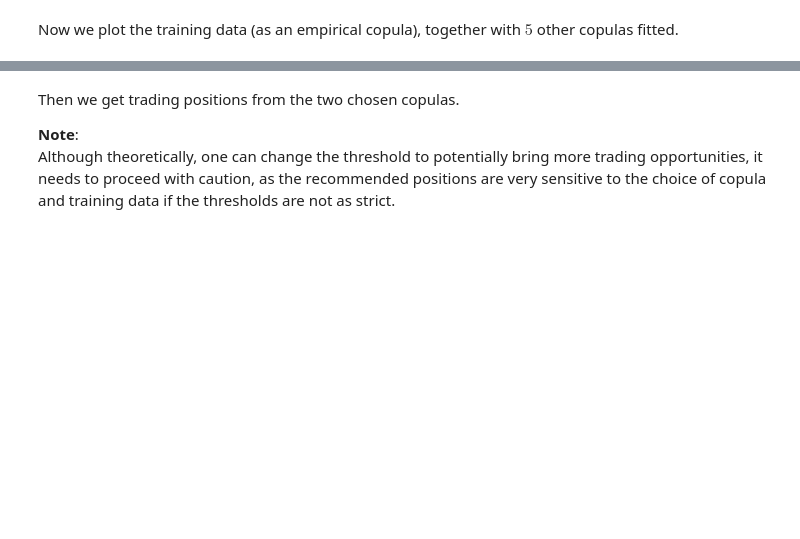
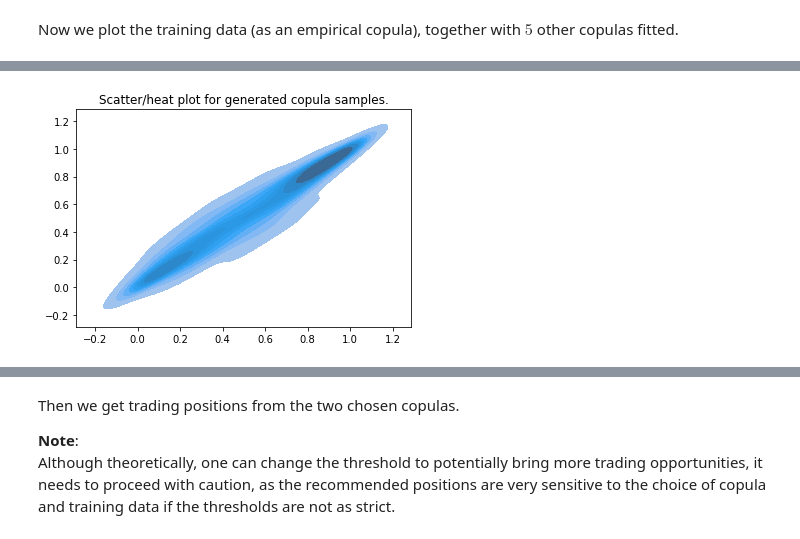
Before and after one commit to hudson-and-thames/arbitrage_research, a Jupyter notebook: Copula Approach/Copula_Strategy_Basic.ipynb, the cells around one changed output, grey strips where cells are left out. Saved outputs shown, nothing was run; the diff lists cells and outputs as text; code cells hidden in the pictures; blank space fills up the shorter version.

```diff
--- a/Copula Approach/Copula_Strategy_Basic.ipynb
+++ b/Copula Approach/Copula_Strategy_Basic.ipynb
@@ -229,3 +207,25 @@ fit_result_t, copula_t, cdf1, cdf2=\
+# %%
+# Fit different copulas, store the results in dictionaries
+fit_result_gumbel, copula_gumbel, cdf_x_gumbel, cdf_y_gumbel =\
+    ccalc.fit_copula_to_empirical_data(x=prices_train['BKD'], y=prices_train['ESC'], copula=Gumbel)
+
+fit_result_frank, copula_frank, cdf_x_frank, cdf_y_frank =\
+    ccalc.fit_copula_to_empirical_data(x=prices_train['BKD'], y=prices_train['ESC'], copula=Frank)
+
+fit_result_clayton, copula_clayton, cdf_x_clayton, cdf_y_clayton =\
+    ccalc.fit_copula_to_empirical_data(x=prices_train['BKD'], y=prices_train['ESC'], copula=Clayton)
+
+fit_result_joe, copula_joe, cdf_x_joe, cdf_x_joe=\
+    ccalc.fit_copula_to_empirical_data(x=prices_train['BKD'], y=prices_train['ESC'], copula=Joe)
+
+fit_result_n14, copula_n14, cdf_x_n14, cdf_y_n14=\
+    ccalc.fit_copula_to_empirical_data(x=prices_train['BKD'], y=prices_train['ESC'], copula=N14)
+
+fit_result_gauss, copula_gauss, cdf_x_gauss, cdf_y_gauss =\
+    ccalc.fit_copula_to_empirical_data(x=prices_train['BKD'], y=prices_train['ESC'], copula=GaussianCopula)
+
+fit_result_t, copula_t, cdf_x_t, cdf_y_t=\
+    ccalc.fit_copula_to_empirical_data(x=prices_train['BKD'], y=prices_train['ESC'], copula=StudentCopula)
 # %% [markdown]
 **Note**: The warnings generated above is due to the optimization package by scipy not strictly following the prescribed bounds in the mixed copula fitting algo. And based on our experiments it does not influence the fit result with statistical significance. To completely get rid of the warnings, you will need to choose specific values `gamma_scad` and `a_scad` of the fitting parameter, and this heavily depends on the data."
 # %%
@@ -314,0 +289,5 @@ plt.show()
+# %%
+# N14
+copula_n14.plot_scatter(num_points=training_length);
+# %% [output]
+[figure, added]
```
Also changed, not shown: parts of 41 cells of this notebook.
